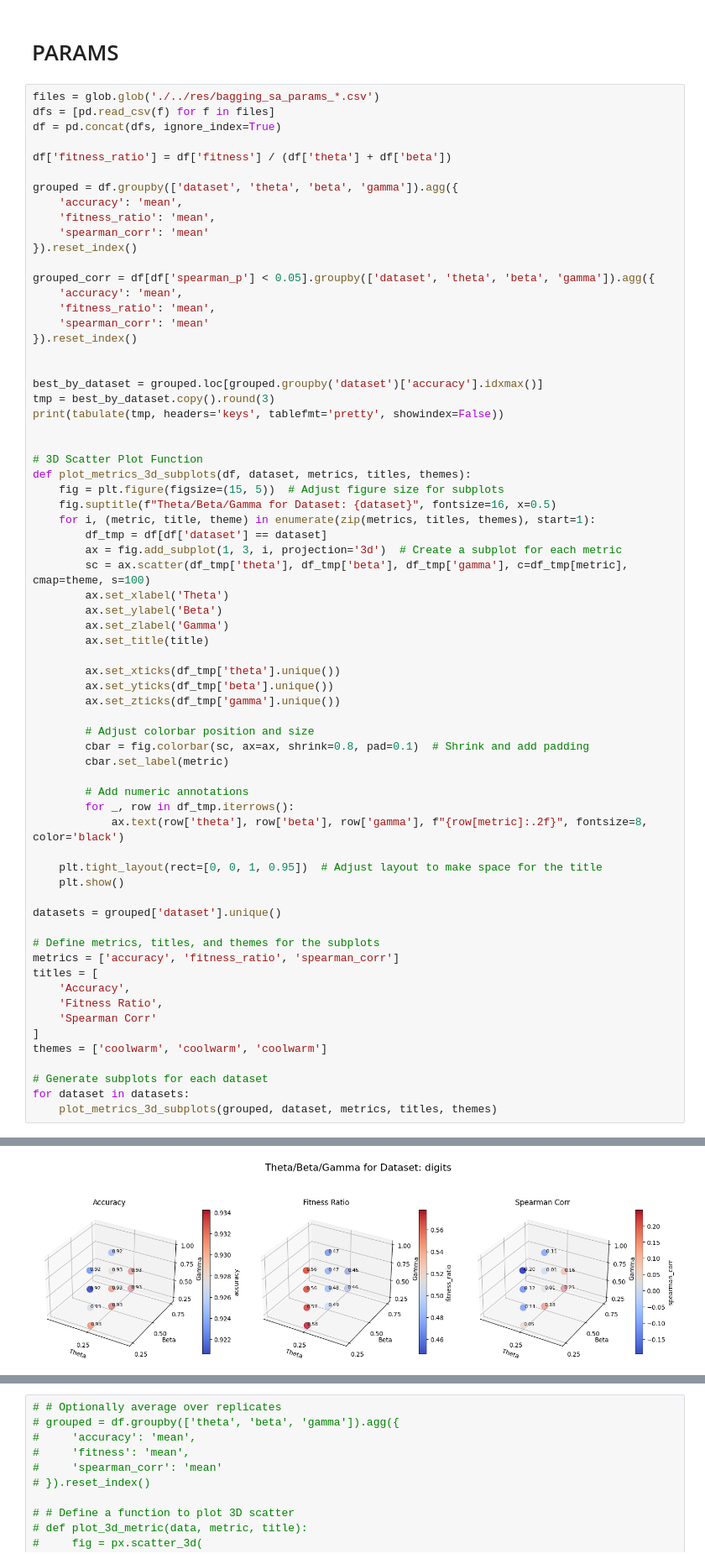
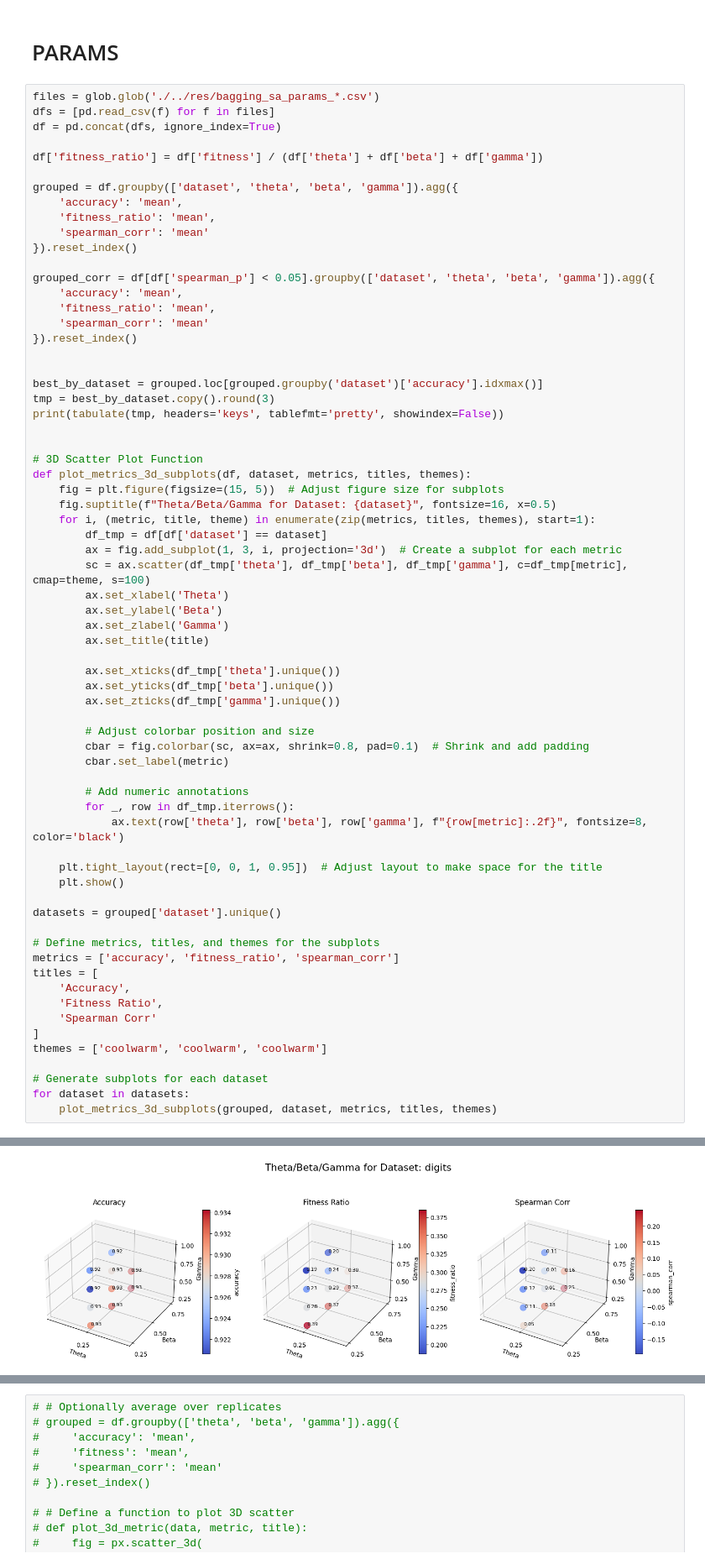
Before and after one commit to CenturionTheMan/SimulatedAnnealingBagging, a Jupyter notebook: src/article_plots.ipynb, the cells around one changed output, grey strips where cells are left out. Shown at 84% size. Saved outputs shown, nothing was run; the diff lists cells and outputs as text.

```diff
--- a/src/article_plots.ipynb
+++ b/src/article_plots.ipynb
@@ -25,7 +25,7 @@ files = glob.glob('./../res/bagging_sa_params_*.csv')
 dfs = [pd.read_csv(f) for f in files]
 df = pd.concat(dfs, ignore_index=True)
 
-df['fitness_ratio'] = df['fitness'] / (df['theta'] + df['beta'])
+df['fitness_ratio'] = df['fitness'] / (df['theta'] + df['beta'] + df['gamma'])
 
 grouped = df.groupby(['dataset', 'theta', 'beta', 'gamma']).agg({
     'accuracy': 'mean',
@@ -96,2 +96,2 @@ for dataset in datasets:
 +---------+-------+------+-------+----------+---------------+---------------+
-[figure, old version]
+[figure, new version]
```
Also changed, not shown: parts of 1 cell of this notebook, 1 other file.
